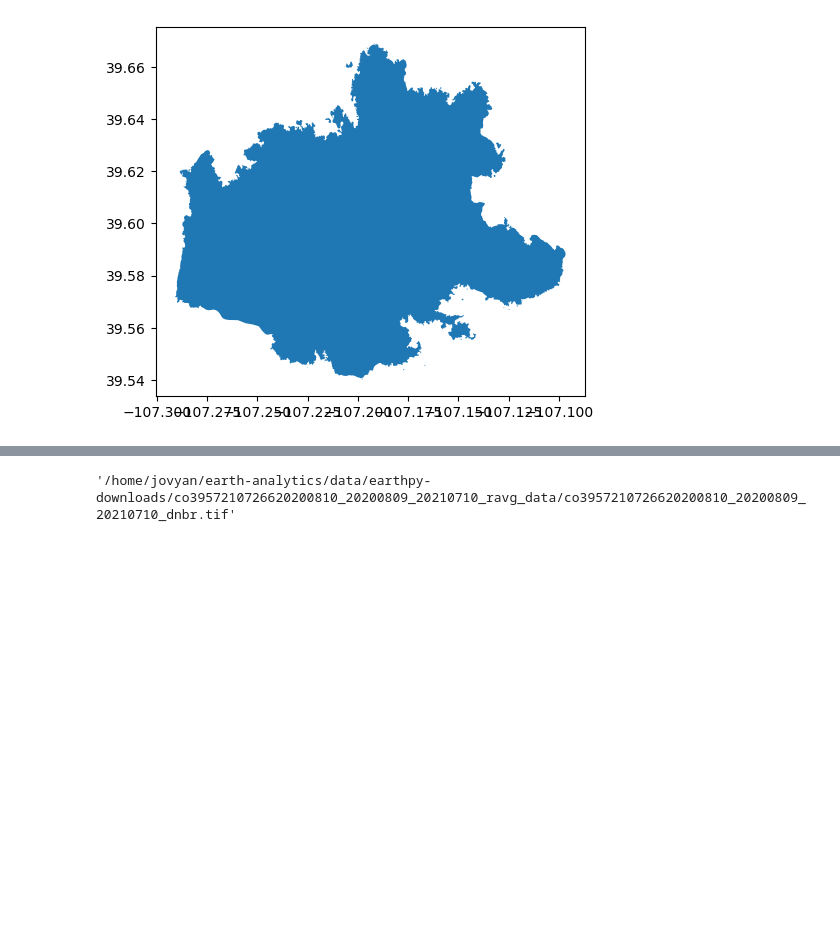
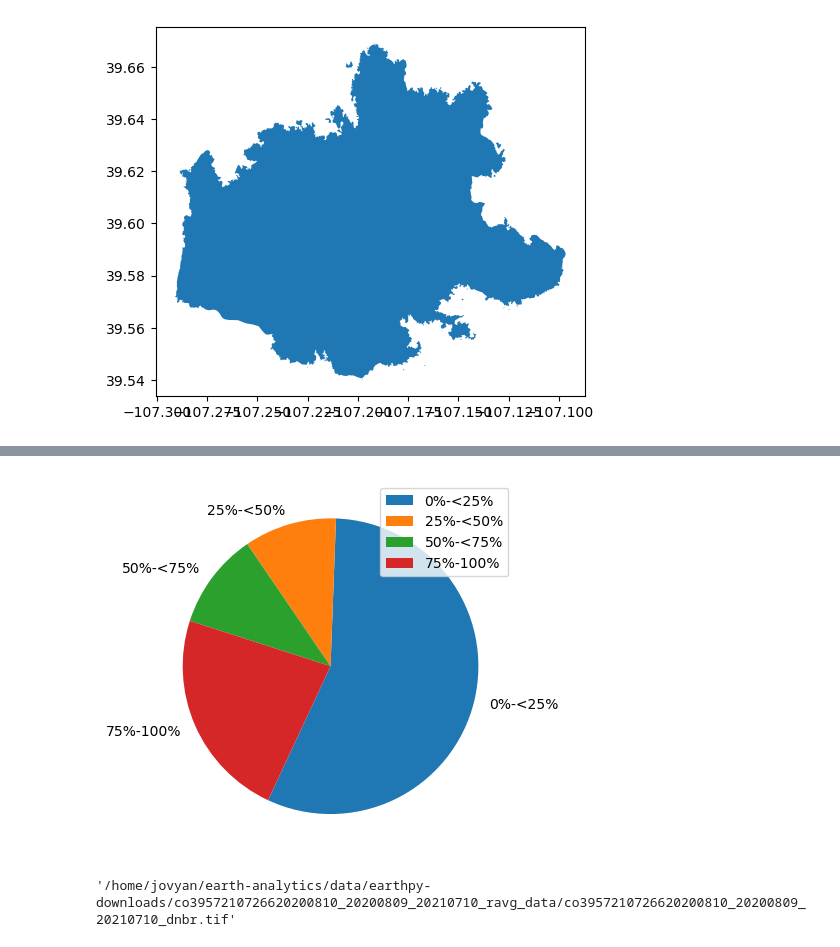
Before and after one commit to cu-esiil-edu/MSUGrizzlyCreek2020Fire, a Jupyter notebook: notebooks/vegetation.ipynb, the cells around one changed output, grey strips where cells are left out. Saved outputs shown, nothing was run; the diff lists cells and outputs as text; code cells hidden in the pictures; blank space fills up the shorter version.

```diff
--- a/notebooks/vegetation.ipynb
+++ b/notebooks/vegetation.ipynb
@@ -101,3 +121,12 @@ burn_severity_path
+# %%
+y = np.array([4562, 819, 851, 1863])
+mylabels = ["0%-<25%", "25%-<50%", "50%-<75%", "75%-100%"]
+
+plt.pie(y, labels = mylabels, startangle = -115)
+plt.legend()
+plt.show()
+# %% [output]
+[figure, added]
 # %%
 burn_severity_path = glob(os.path.join(data_path, "*_dnbr.tif"))[0]
 burn_severity_path
```
Also changed, not shown: parts of 6 cells of this notebook.
